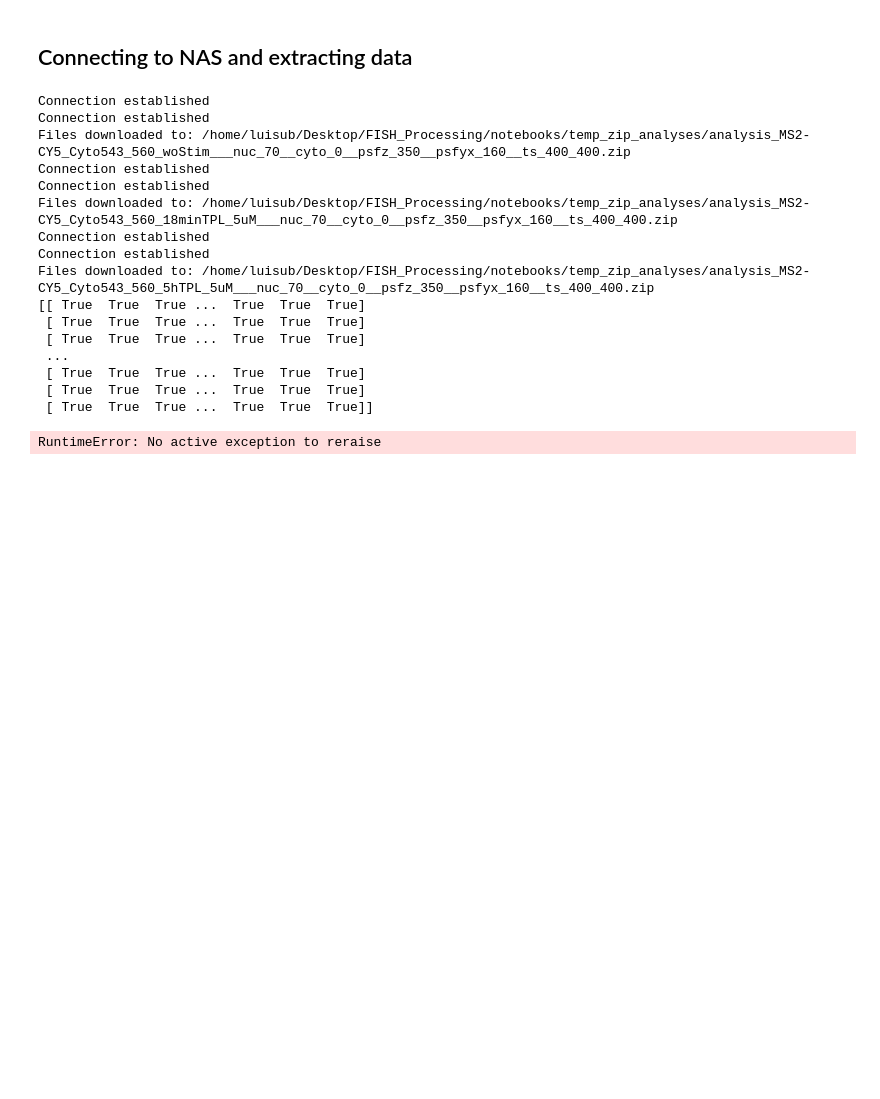
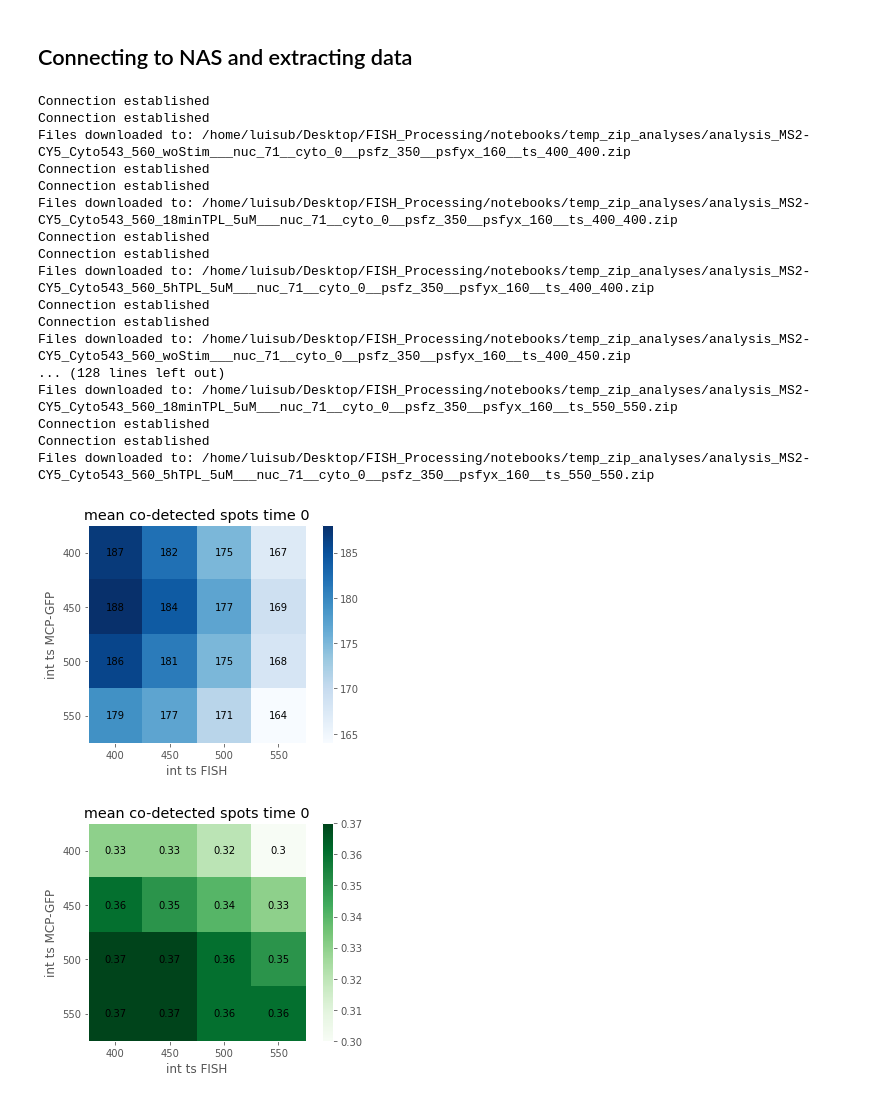
Before and after one commit to MunskyGroup/FISH_Processing, a Jupyter notebook: notebooks/FISH_data_interpretaton_Huy_Final_combinations.ipynb, the cells around one changed output. Drawn from its saved outputs; the diff is of its cells as text; code cells hidden in the pictures; blank space fills up the shorter version.

```diff
--- a/notebooks/FISH_data_interpretaton_Huy_Final_combinations.ipynb
+++ b/notebooks/FISH_data_interpretaton_Huy_Final_combinations.ipynb
@@ -124,7 +124,7 @@ def Huy_data(mandatory_substring):
 
 ----
 # %%
-substring_to_iterate = 'nuc_70__cyto_0__psfz_350__psfyx_160__ts_'
+substring_to_iterate = 'nuc_71__cyto_0__psfz_350__psfyx_160__ts_'
 # %% [markdown]
 ## Connecting to NAS and extracting data
 # %%
@@ -162,25 +162,25 @@ for k, int_0 in enumerate(list_thresholds_intensity):
             list_df_paths_complete.append(df_path_complete)
             list_df_complete.append(list_dataframes[i])
             list_df_names_complete.append(df_name_complete)
-        del list_dirs, list_labels, plot_title_suffix, mandatory_substring, list_local_files,list_local_folders,list_dataframes,df_path,df_name
+        del list_dirs, list_labels, plot_title_suffix, mandatory_substring, list_local_files,list_local_folders,list_dataframes,df_path,df_name,df_spots_classification
 # %% [output]
 Connection established
 Connection established
-Files downloaded to: /home/luisub/Desktop/FISH_Processing/notebooks/temp_zip_analyses/analysis_MS2-CY5_Cyto543_560_woStim___nuc_70__cyto_0__psfz_350__psfyx_160__ts_400_400.zip
+Files downloaded to: /home/luisub/Desktop/FISH_Processing/notebooks/temp_zip_analyses/analysis_MS2-CY5_Cyto543_560_woStim___nuc_71__cyto_0__psfz_350__psfyx_160__ts_400_400.zip
 Connection established
 Connection established
-Files downloaded to: /home/luisub/Desktop/FISH_Processing/notebooks/temp_zip_analyses/analysis_MS2-CY5_Cyto543_560_18minTPL_5uM___nuc_70__cyto_0__psfz_350__psfyx_160__ts_400_400.zip
+Files downloaded to: /home/luisub/Desktop/FISH_Processing/notebooks/temp_zip_analyses/analysis_MS2-CY5_Cyto543_560_18minTPL_5uM___nuc_71__cyto_0__psfz_350__psfyx_160__ts_400_400.zip
 Connection established
 Connection established
-Files downloaded to: /home/luisub/Desktop/FISH_Processing/notebooks/temp_zip_analyses/analysis_MS2-CY5_Cyto543_560_5hTPL_5uM___nuc_70__cyto_0__psfz_350__psfyx_160__ts_400_400.zip
-[[ True  True  True ...  True  True  True]
- [ True  True  True ...  True  True  True]
- [ True  True  True ...  True  True  True]
- ...
- [ True  True  True ...  True  True  True]
- [ True  True  True ...  True  True  True]
- [ True  True  True ...  True  True  True]]
+Files downloaded to: /home/luisub/Desktop/FISH_Processing/notebooks/temp_zip_analyses/analysis_MS2-CY5_Cyto543_560_5hTPL_5uM___nuc_71__cyto_0__psfz_350__psfyx_160__ts_400_400.zip
+Connection established
+Connection established
+Files downloaded to: /home/luisub/Desktop/FISH_Processing/notebooks/temp_zip_analyses/analysis_MS2-CY5_Cyto543_560_woStim___nuc_71__cyto_0__psfz_350__psfyx_160__ts_400_450.zip
+... (128 lines left out)
+Files downloaded to: /home/luisub/Desktop/FISH_Processing/notebooks/temp_zip_analyses/analysis_MS2-CY5_Cyto543_560_18minTPL_5uM___nuc_71__cyto_0__psfz_350__psfyx_160__ts_550_550.zip
+Connection established
+Connection established
+Files downloaded to: /home/luisub/Desktop/FISH_Processing/notebooks/temp_zip_analyses/analysis_MS2-CY5_Cyto543_560_5hTPL_5uM___nuc_71__cyto_0__psfz_350__psfyx_160__ts_550_550.zip
-RuntimeError: No active exception to reraise
 # %%
 list_df_paths=[]
 list_df_names=[]
@@ -215,34 +215,37 @@ for k, int_0 in enumerate(list_thresholds_intensity): # rows
         matrix_number_spots_time_0[k, j] = np.round( dic_dataframes[df_name_loop]['num_0_1'].values.mean(), 0)
 
 fig, ax = plt.subplots(1,1)
 img = ax.imshow(matrix_number_spots_time_0,cmap='Blues')
 for (j,i),label in np.ndenumerate(matrix_number_spots_time_0.astype(int)):
     ax.text(i,j,label,ha='center',va='center')
 ax.set_yticks([0,1,2,3])
 ax.set_xticks([0,1,2,3])
 ax.set_xticklabels(list_thresholds_intensity)
 ax.set_yticklabels(list_thresholds_intensity)
 ax.set_xlabel('int ts FISH')
 ax.set_ylabel('int ts MCP-GFP')
 ax.set_title('mean co-detected spots time 0')
 fig.colorbar(img)
 plt.grid(None)
 plt.show()
 
 fig, ax = plt.subplots(1,1)
 img = ax.imshow(matrix_both_by_total_time_0,cmap='Greens')
 for (j,i),label in np.ndenumerate(matrix_both_by_total_time_0):
     ax.text(i,j,label,ha='center',va='center')
 ax.set_yticks([0,1,2,3])
 ax.set_xticks([0,1,2,3])
 ax.set_xticklabels(list_thresholds_intensity)
 ax.set_yticklabels(list_thresholds_intensity)
 ax.set_xlabel('int ts FISH')
 ax.set_ylabel('int ts MCP-GFP')
-ax.set_title(r'mean co-detected_div_total at time 0')
+ax.set_title(r'mean co-detected spots time 0')
 fig.colorbar(img)
 plt.grid(None)
 plt.show()
+# %% [output]
+[figure, added]
+[figure, added]
 # %%
 matrix_number_spots_time_18 = np.zeros( (len(list_thresholds_intensity),len(list_thresholds_intensity)) )
 matrix_both_by_total_time_18 = np.zeros( (len(list_thresholds_intensity),len(list_thresholds_intensity)) )
```
Also changed, not shown: parts of 4 cells of this notebook, 4 other files.
